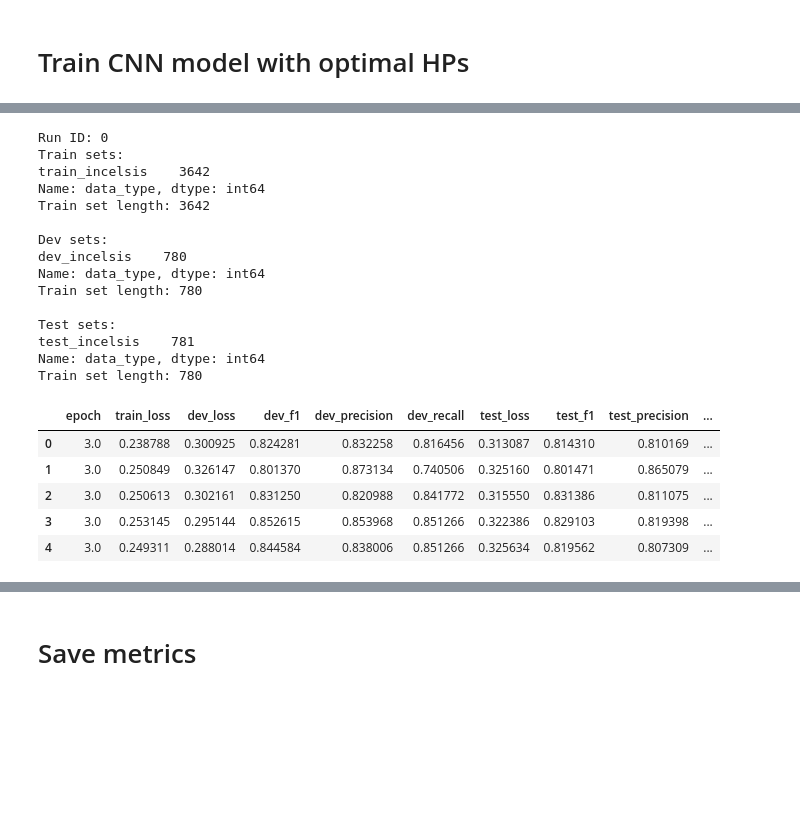
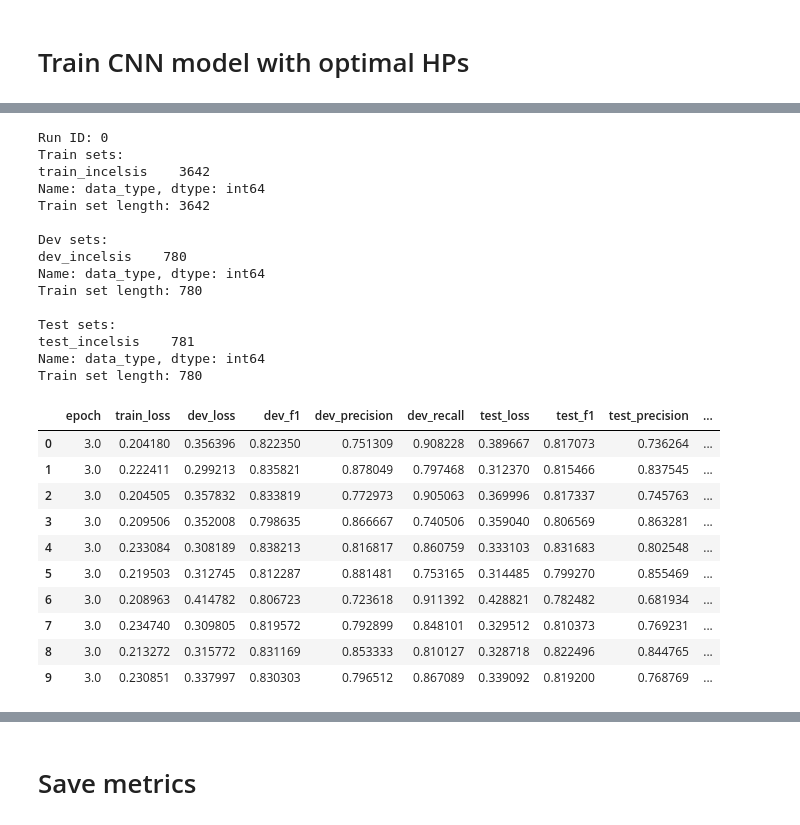
Before and after one commit to paolo-gajo/incel-thesis, a Jupyter notebook: src/2023-03-18_train_CNN_KT.ipynb, the cells around one changed output, grey strips where cells are left out. Cells and saved outputs as stored; diff of their text form; code cells hidden in the pictures; blank space fills up the shorter version.

```diff
--- a/src/2023-03-18_train_CNN_KT.ipynb
+++ b/src/2023-03-18_train_CNN_KT.ipynb
@@ -117,9 +117,9 @@ Davidson full dev set size: 3717
 Davidson full test set size: 3718
 # %%
 # load the hateval_2019_english set
-file_path_csv_hateval_2019_english_train = '/home/pgajo/working/data/datasets/English/hateval2019_semeval_en/hateval2019_en_train_dtype.csv'
-file_path_csv_hateval_2019_english_dev = '/home/pgajo/working/data/datasets/English/hateval2019_semeval_en/hateval2019_en_dev_dtype.csv'
-file_path_csv_hateval_2019_english_test = '/home/pgajo/working/data/datasets/English/hateval2019_semeval_en/hateval2019_en_test_dtype.csv'
+file_path_csv_hateval_2019_english_train = '/home/pgajo/working/data/datasets/English/hateval2019_en/hateval2019_en_train_miso.csv'
+file_path_csv_hateval_2019_english_dev = '/home/pgajo/working/data/datasets/English/hateval2019_en/hateval2019_en_dev_miso.csv'
+file_path_csv_hateval_2019_english_test = '/home/pgajo/working/data/datasets/English/hateval2019_en/hateval2019_en_test_miso.csv'
 
 df_train_hateval_2019_english = pd.read_csv(file_path_csv_hateval_2019_english_train, index_col = None)
 df_dev_hateval_2019_english = pd.read_csv(file_path_csv_hateval_2019_english_dev, index_col = None)
@@ -161,8 +161,8 @@ HatEval english full test set size: 3000
 # %%
 # load the hateval_2019_spanish set
-file_path_csv_hateval_2019_spanish_train = '/home/pgajo/working/data/datasets/Spanish/hateval2019_semeval_es/hateval2019_es_train.csv'
-file_path_csv_hateval_2019_spanish_dev = '/home/pgajo/working/data/datasets/Spanish/hateval2019_semeval_es/hateval2019_es_dev.csv'
-file_path_csv_hateval_2019_spanish_test = '/home/pgajo/working/data/datasets/Spanish/hateval2019_semeval_es/hateval2019_es_test.csv'
+file_path_csv_hateval_2019_spanish_train = '/home/pgajo/working/data/datasets/Spanish/hateval2019_es/hateval2019_es_train.csv'
+file_path_csv_hateval_2019_spanish_dev = '/home/pgajo/working/data/datasets/Spanish/hateval2019_es/hateval2019_es_dev.csv'
+file_path_csv_hateval_2019_spanish_test = '/home/pgajo/working/data/datasets/Spanish/hateval2019_es/hateval2019_es_test.csv'
 
 df_train_hateval_2019_spanish = pd.read_csv(file_path_csv_hateval_2019_spanish_train, index_col = None)
 df_train_hateval_2019_spanish = df_train_hateval_2019_spanish.rename(columns={'HS': 'hs'})
@@ -517,6 +537,7 @@ model_name_simple = 'CNN'
 # %%
 # Load the pre-trained word2vec model
 from gensim.models.word2vec import Word2Vec
-w2v_model = Word2Vec.load('/home/pgajo/working/VSM_incels.is/2023-02-08_W2V_IFC-22-en.model')
+w2v_model = Word2Vec.load(
+    '/home/pgajo/working/VSM_incels.is/2023-02-08_W2V_IFC-22-en.model')
 # %%
 # preliminary network settings for vectorization
@@ -725,39 +776,40 @@ _________________________________________________________________
 # training loop
 
 # write set identifiers for the pandas metrics dataframe
-df_metrics_train_set_string=''
-for i,index in enumerate(df_train['data_type'].value_counts(normalize = False).index.to_list()):
-    set_len=df_train['data_type'].value_counts(normalize = False).values[i]
-    df_metrics_train_set_string+=index+'('+str(set_len)+')'+'\n'
+df_metrics_train_set_string = ''
+for i, index in enumerate(df_train['data_type'].value_counts(normalize=False).index.to_list()):
+    set_len = df_train['data_type'].value_counts(normalize=False).values[i]
+    df_metrics_train_set_string += index+'('+str(set_len)+')'+'\n'
 
-df_metrics_dev_set_string=''
-for i,index in enumerate(df_dev['data_type'].value_counts(normalize = False).index.to_list()):
-    set_len=df_dev['data_type'].value_counts(normalize = False).values[i]
-    df_metrics_dev_set_string+=index+'('+str(set_len)+')'+'\n'
+df_metrics_dev_set_string = ''
+for i, index in enumerate(df_dev['data_type'].value_counts(normalize=False).index.to_list()):
+    set_len = df_dev['data_type'].value_counts(normalize=False).values[i]
+    df_metrics_dev_set_string += index+'('+str(set_len)+')'+'\n'
 
-df_metrics_test_set_string=''
-for i,index in enumerate(df_test['data_type'].value_counts(normalize = False).index.to_list()):
-    set_len=df_test['data_type'].value_counts(normalize = False).values[i]
-    df_metrics_test_set_string+=index+'('+str(set_len)+')'+'\n'
+df_metrics_test_set_string = ''
+for i, index in enumerate(df_test['data_type'].value_counts(normalize=False).index.to_list()):
+    set_len = df_test['data_type'].value_counts(normalize=False).values[i]
+    df_metrics_test_set_string += index+'('+str(set_len)+')'+'\n'
 
 # train
 print('Run ID:', metrics_id)
 print('Train sets:')
-print(df_train['data_type'].value_counts(normalize = False))
+print(df_train['data_type'].value_counts(normalize=False))
 print('Train set length', len(df_train), '\n')
 print('Dev sets:')
-print(df_dev['data_type'].value_counts(normalize = False))
+print(df_dev['data_type'].value_counts(normalize=False))
 print('Train set length', len(df_dev), '\n')
 print('Test sets:')
-print(df_test['data_type'].value_counts(normalize = False))
+print(df_test['data_type'].value_counts(normalize=False))
 print('Train set length', len(df_dev), '\n')
 
-df_metrics = pd.DataFrame(columns=['epoch', 'train_loss', 'dev_loss', 'dev_f1', 'dev_precision', 'dev_recall', 'test_loss', 'test_f1', 'test_precision', 'test_recall'])
+df_metrics = pd.DataFrame(columns=['epoch', 'train_loss', 'dev_loss', 'dev_f1', 'dev_precision',
+                          'dev_recall', 'test_loss', 'test_f1', 'test_precision', 'test_recall'])
 
 epochs = 3
 
 # Training loop
-for i in range(5):  # run the loop 5 times
+for i in range(10):  # run the loop n times
 
     model = tuner.hypermodel.build(best_hps)
 
@@ -811,24 +863,24 @@ for i in range(5):  # run the loop 5 times
         'test_recall': test_recall
     }, ignore_index=True)
 
-    df_metrics['model']=model_name_simple
-    df_metrics['train_len']=str(len(df_train))
-    df_metrics['train_set(s)']=df_metrics_train_set_string[:-1]
-    df_metrics['dev_set(s)']=df_metrics_dev_set_string[:-1]
-    df_metrics['test_set(s)']=df_metrics_test_set_string[:-1]
-    df_metrics['run_id']=metrics_id
+    df_metrics['model'] = model_name_simple
+    df_metrics['train_len'] = str(len(df_train))
+    df_metrics['train_set(s)'] = df_metrics_train_set_string[:-1]
+    df_metrics['dev_set(s)'] = df_metrics_dev_set_string[:-1]
+    df_metrics['test_set(s)'] = df_metrics_test_set_string[:-1]
+    df_metrics['run_id'] = metrics_id
 
     clear_output(wait=True)
 
     print('Run ID:', metrics_id)
     print('Train sets:')
-    print(df_train['data_type'].value_counts(normalize = False))
+    print(df_train['data_type'].value_counts(normalize=False))
     print('Train set length:', len(df_train), '\n')
     print('Dev sets:')
-    print(df_dev['data_type'].value_counts(normalize = False))
+    print(df_dev['data_type'].value_counts(normalize=False))
     print('Train set length:', len(df_dev), '\n')
     print('Test sets:')
-    print(df_test['data_type'].value_counts(normalize = False))
+    print(df_test['data_type'].value_counts(normalize=False))
     print('Train set length:', len(df_dev), '\n')
 
     display(df_metrics)
@@ -839,38 +891,45 @@ average_metrics = df_metrics.loc[:, 'train_loss':'test_recall'].mean(axis=0)
 # Create a new row with the average statistics
 average_row = pd.DataFrame(average_metrics).transpose()
 
 # Set the 'epoch' value to 'average' for the new row
 average_row['epoch'] = 'average'
 
 # Copy non-numeric columns from the last row of df_metrics to the average_row
-non_numeric_columns = ['model', 'train_len', 'train_set(s)', 'dev_set(s)', 'test_set(s)', 'run_id']
-average_row[non_numeric_columns] = df_metrics.loc[df_metrics.index[-1], non_numeric_columns]
+non_numeric_columns = ['model', 'train_len',
+                       'train_set(s)', 'dev_set(s)', 'test_set(s)', 'run_id']
+average_row[non_numeric_columns] = df_metrics.loc[df_metrics.index[-1],
+                                                  non_numeric_columns]
 
 # Append the average row to the df_metrics DataFrame
 # df_metrics = df_metrics.append(average_row, ignore_index=True)
 
 # Display the updated df_metrics DataFrame with the average row
 display(df_metrics)
 # %% [output]
 Run ID: 0
 Train sets:
 train_incelsis    3642
 Name: data_type, dtype: int64
 Train set length: 3642
 
 Dev sets:
 dev_incelsis    780
 Name: data_type, dtype: int64
 Train set length: 780
 
 Test sets:
 test_incelsis    781
 Name: data_type, dtype: int64
 Train set length: 780
 |  | epoch | train_loss | dev_loss | dev_f1 | dev_precision | dev_recall | test_loss | test_f1 | test_precision | ... |
-| 0 | 3.0 | 0.238788 | 0.300925 | 0.824281 | 0.832258 | 0.816456 | 0.313087 | 0.814310 | 0.810169 | ... |
-| 1 | 3.0 | 0.250849 | 0.326147 | 0.801370 | 0.873134 | 0.740506 | 0.325160 | 0.801471 | 0.865079 | ... |
-| 2 | 3.0 | 0.250613 | 0.302161 | 0.831250 | 0.820988 | 0.841772 | 0.315550 | 0.831386 | 0.811075 | ... |
-| 3 | 3.0 | 0.253145 | 0.295144 | 0.852615 | 0.853968 | 0.851266 | 0.322386 | 0.829103 | 0.819398 | ... |
-| 4 | 3.0 | 0.249311 | 0.288014 | 0.844584 | 0.838006 | 0.851266 | 0.325634 | 0.819562 | 0.807309 | ... |
+| 0 | 3.0 | 0.204180 | 0.356396 | 0.822350 | 0.751309 | 0.908228 | 0.389667 | 0.817073 | 0.736264 | ... |
+| 1 | 3.0 | 0.222411 | 0.299213 | 0.835821 | 0.878049 | 0.797468 | 0.312370 | 0.815466 | 0.837545 | ... |
+| 2 | 3.0 | 0.204505 | 0.357832 | 0.833819 | 0.772973 | 0.905063 | 0.369996 | 0.817337 | 0.745763 | ... |
+| 3 | 3.0 | 0.209506 | 0.352008 | 0.798635 | 0.866667 | 0.740506 | 0.359040 | 0.806569 | 0.863281 | ... |
+| 4 | 3.0 | 0.233084 | 0.308189 | 0.838213 | 0.816817 | 0.860759 | 0.333103 | 0.831683 | 0.802548 | ... |
+| 5 | 3.0 | 0.219503 | 0.312745 | 0.812287 | 0.881481 | 0.753165 | 0.314485 | 0.799270 | 0.855469 | ... |
+| 6 | 3.0 | 0.208963 | 0.414782 | 0.806723 | 0.723618 | 0.911392 | 0.428821 | 0.782482 | 0.681934 | ... |
+| 7 | 3.0 | 0.234740 | 0.309805 | 0.819572 | 0.792899 | 0.848101 | 0.329512 | 0.810373 | 0.769231 | ... |
+| 8 | 3.0 | 0.213272 | 0.315772 | 0.831169 | 0.853333 | 0.810127 | 0.328718 | 0.822496 | 0.844765 | ... |
+| 9 | 3.0 | 0.230851 | 0.337997 | 0.830303 | 0.796512 | 0.867089 | 0.339092 | 0.819200 | 0.768769 | ... |
 |  | epoch | train_loss | dev_loss | dev_f1 | dev_precision | dev_recall | test_loss | test_f1 | test_precision | ... |
```
Also changed, not shown: parts of 15 cells of this notebook, 8 other files.
